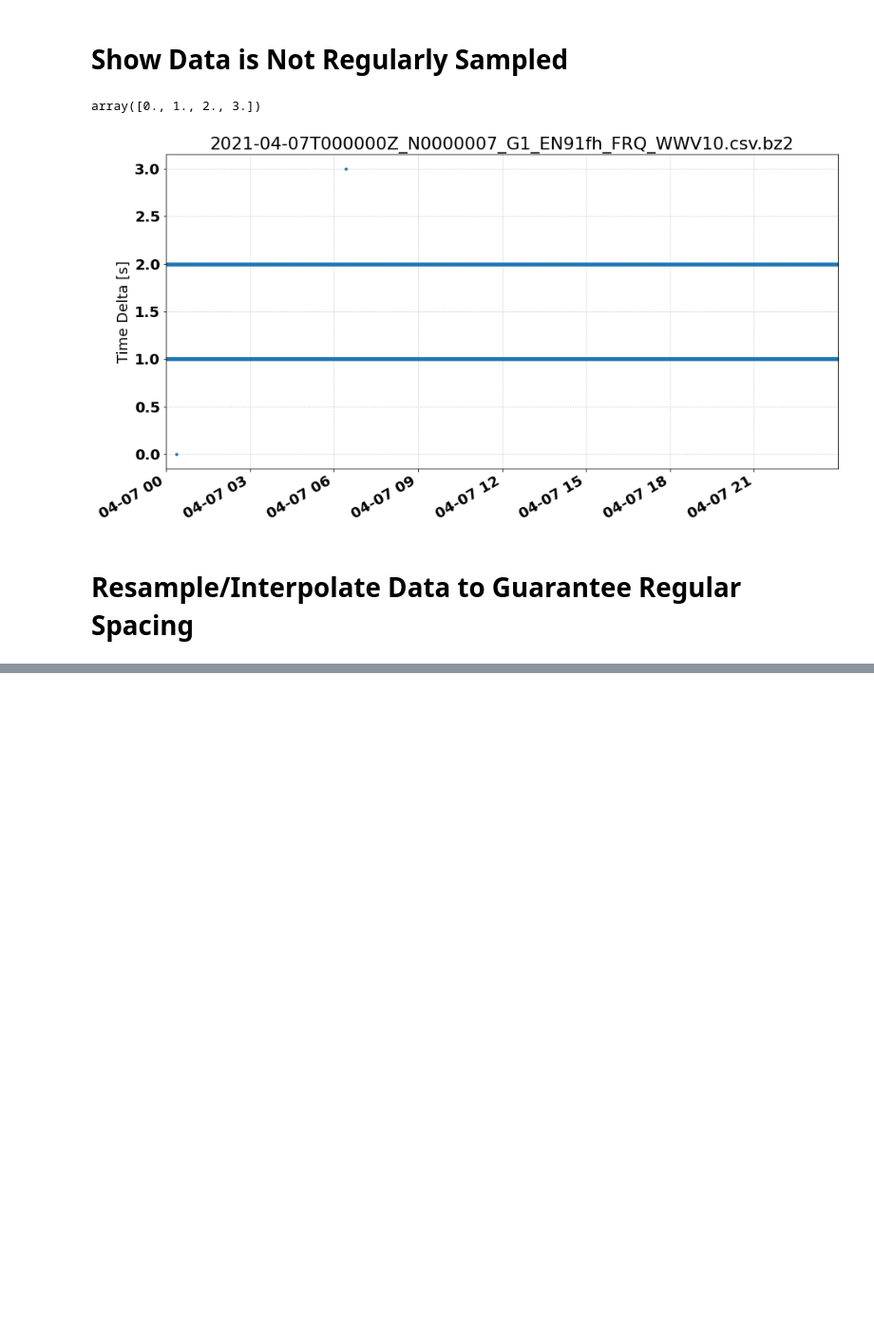
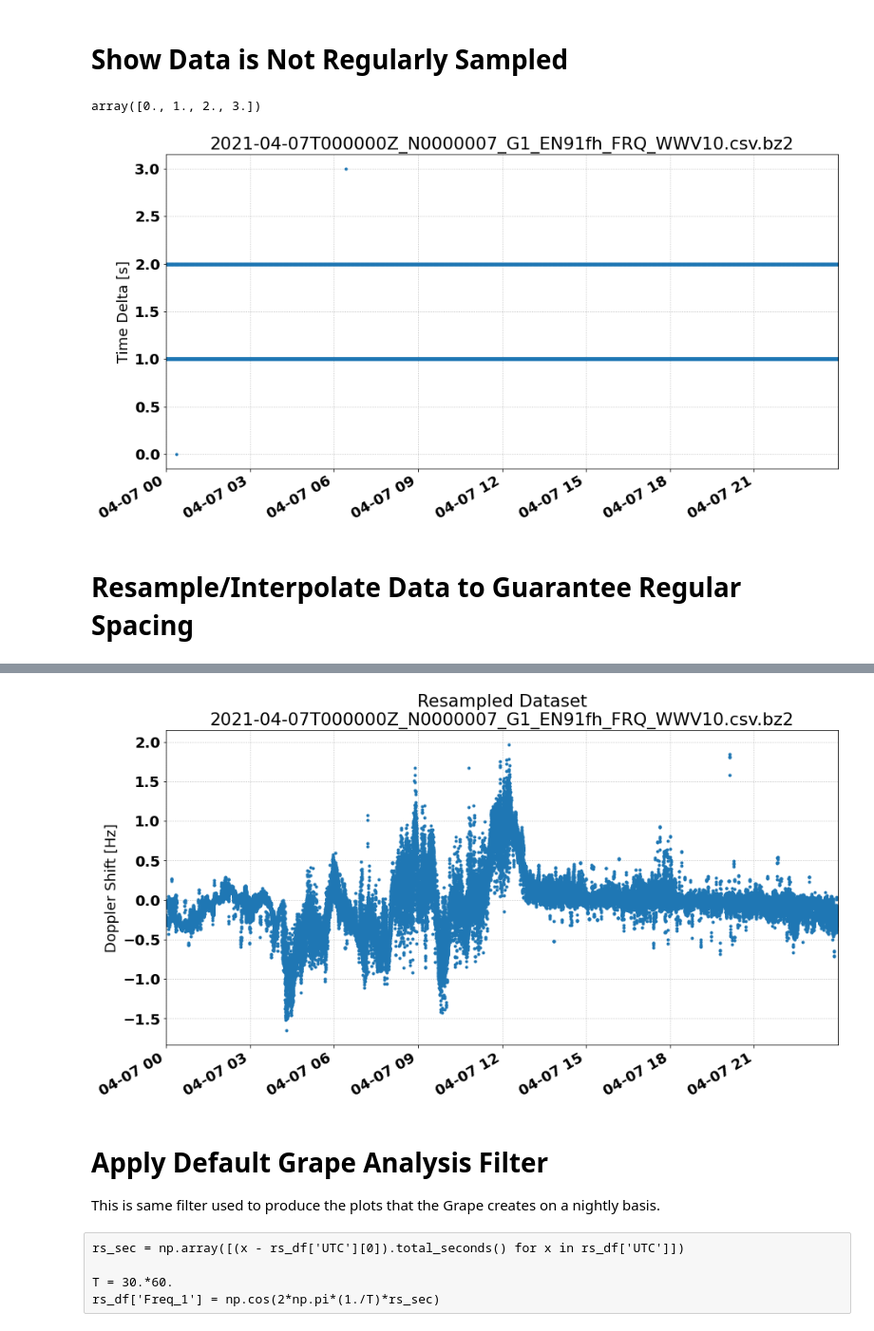
Before and after one commit to HamSCI/grape_analysis_demo, a Jupyter notebook: Grape Data Analysis Demo.ipynb, the cells around one changed output, grey strips where cells are left out. Shown at 95% size. Saved outputs shown, nothing was run; the diff lists cells and outputs as text; code cells hidden in the pictures; blank space fills up the shorter version.

```diff
--- a/Grape Data Analysis Demo.ipynb
+++ b/Grape Data Analysis Demo.ipynb
@@ -160,0 +206,15 @@ rs_df
+# %%
+fig = plt.figure(figsize=(15,8))
+ax  = fig.add_subplot(111)
+xx  = rs_df['UTC']
+yy  = rs_df['Freq']
+ax.plot(xx,yy,ls='',marker='.')
+fig.autofmt_xdate()
+ax.set_ylabel('Doppler Shift [Hz]')
+ax.set_title('Resampled Dataset\n'+fname)
+plt.show()
+# %% [output]
+[figure, added]
+# %% [markdown]
+# Apply Default Grape Analysis Filter
+This is same filter used to produce the plots that the Grape creates on a nightly basis.
@@ -160,0 +226,5 @@ rs_df
+# %% [raw]
+rs_sec = np.array([(x - rs_df['UTC'][0]).total_seconds() for x in rs_df['UTC']])
+
+T = 30.*60.
+rs_df['Freq_1'] = np.cos(2*np.pi*(1./T)*rs_sec)
```
Also changed, not shown: parts of 17 cells of this notebook.
